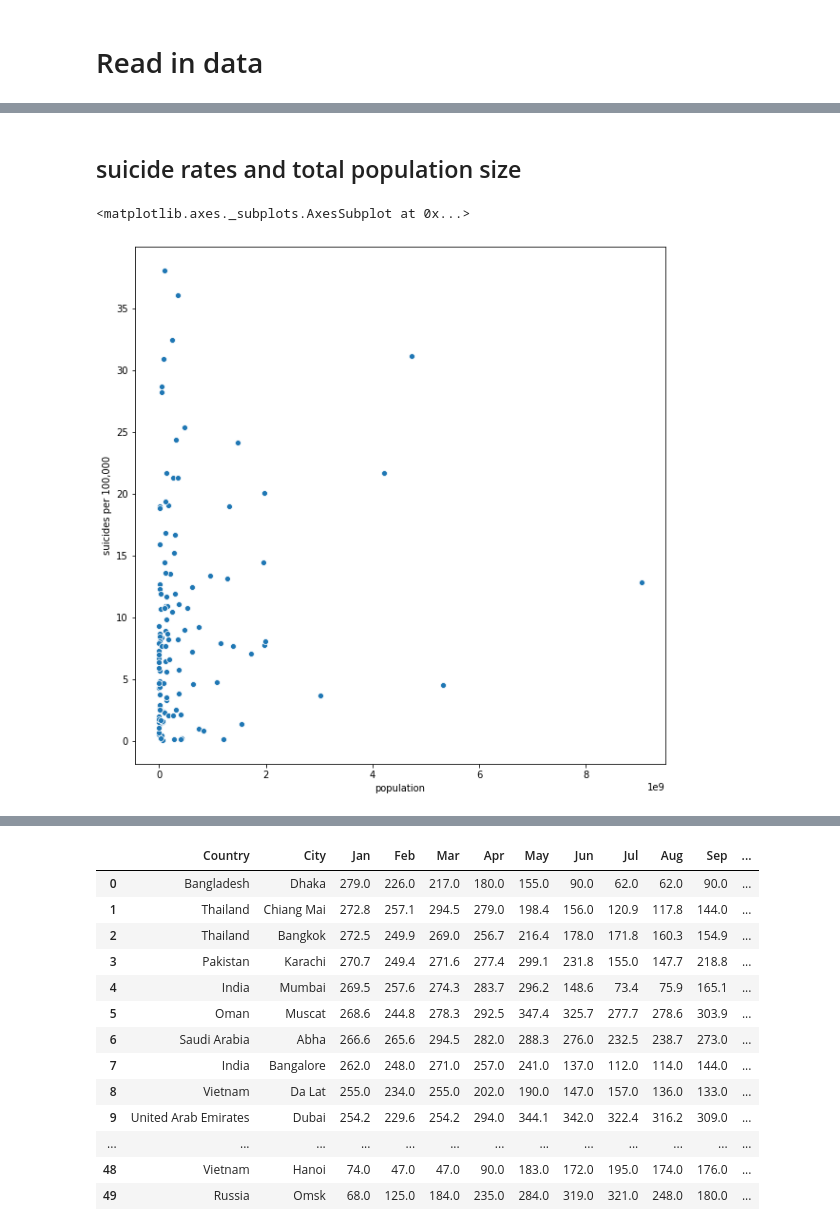
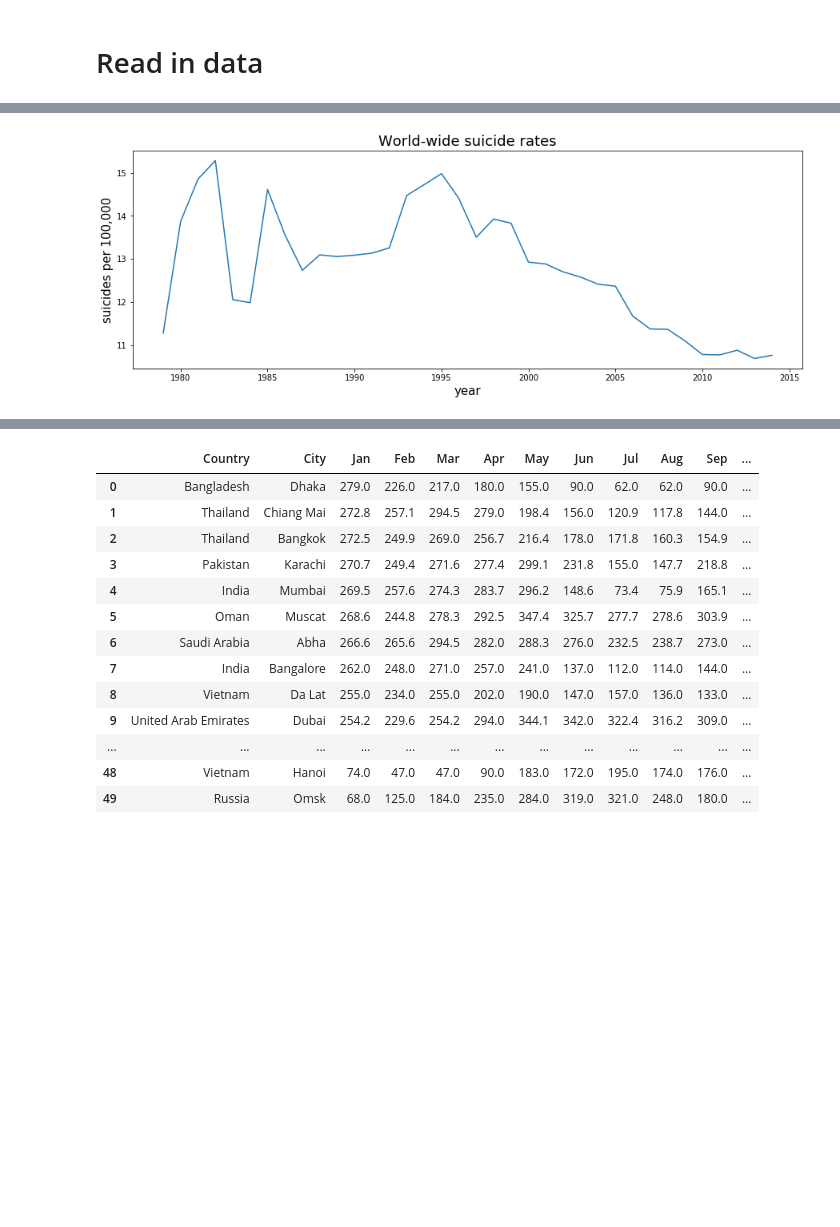
Before and after one commit to Hannemit/data_science_projects, a Jupyter notebook: notebooks/5_more_data_exploration.ipynb, the cells around one changed output, grey strips where cells are left out. Cells and saved outputs as stored; diff of their text form; code cells hidden in the pictures; blank space fills up the shorter version.

```diff
--- a/notebooks/5_more_data_exploration.ipynb
+++ b/notebooks/5_more_data_exploration.ipynb
@@ -76,10 +101,4 @@ df_filtered.head()
 # %%
-df_filtered_recent = df_filtered[df_filtered["year"] > 2009]
-
-
-# get overall rate over all the years
-df_recent = df_filtered_recent.groupby(["country"]).agg(population = pd.NamedAgg(column="population", aggfunc=sum),
-                                             suicides_no = pd.NamedAgg(column="suicides_no", aggfunc=sum),
-                                              code = pd.NamedAgg(column="code", aggfunc=lambda x: x.iloc[0])).reset_index()
-
-df_recent["suicides per 100,000"] = df_recent['suicides_no'] / df_recent['population'] * 100000
+df_global = df_filtered.groupby(["year"]).agg(population = pd.NamedAgg(column="population", aggfunc=sum),
+                                             suicides_no = pd.NamedAgg(column="suicides_no", aggfunc=sum)).reset_index()
+df_global["suicides per 100,000"] = df_global['suicides_no'] / df_global['population'] * 100000
@@ -103,4 +104,0 @@ df2.head()
-# %%
-df_global = df2.groupby(["year"]).agg(population = pd.NamedAgg(column="population", aggfunc=sum),
-                                             suicides_no = pd.NamedAgg(column="suicides_no", aggfunc=sum)).reset_index()
-df_global["suicides per 100,000"] = df_global['suicides_no'] / df_global['population'] * 100000
@@ -112,14 +105,11 @@ sns.lineplot(x="year", y="suicides per 100,000", data=df_global)
-# %% [markdown]
-## suicide rates and total population size
-# %%
-plt.figure(figsize=(10,10))
-#plt.xscale('log')
-#plt.yscale('log')
-
-sns.scatterplot(x="population", y="suicides per 100,000", data=df_overall)
-# %% [output]
-<matplotlib.axes._subplots.AxesSubplot at 0x...>
-[figure, removed]
+# %%
+plt.figure(figsize=(15,5))
+lineplot = sns.lineplot(x="year", y="suicides per 100,000", data=df_global)
+lineplot.set_xlabel("year", fontsize=15)
+lineplot.set_ylabel("suicides per 100,000", fontsize=15)
+lineplot.set_title("World-wide suicide rates", fontsize=18);
+# %% [output]
+[figure, added]
 # %%
 # population density
 # sunshine hours
```
Also changed, not shown: parts of 18 cells of this notebook.
